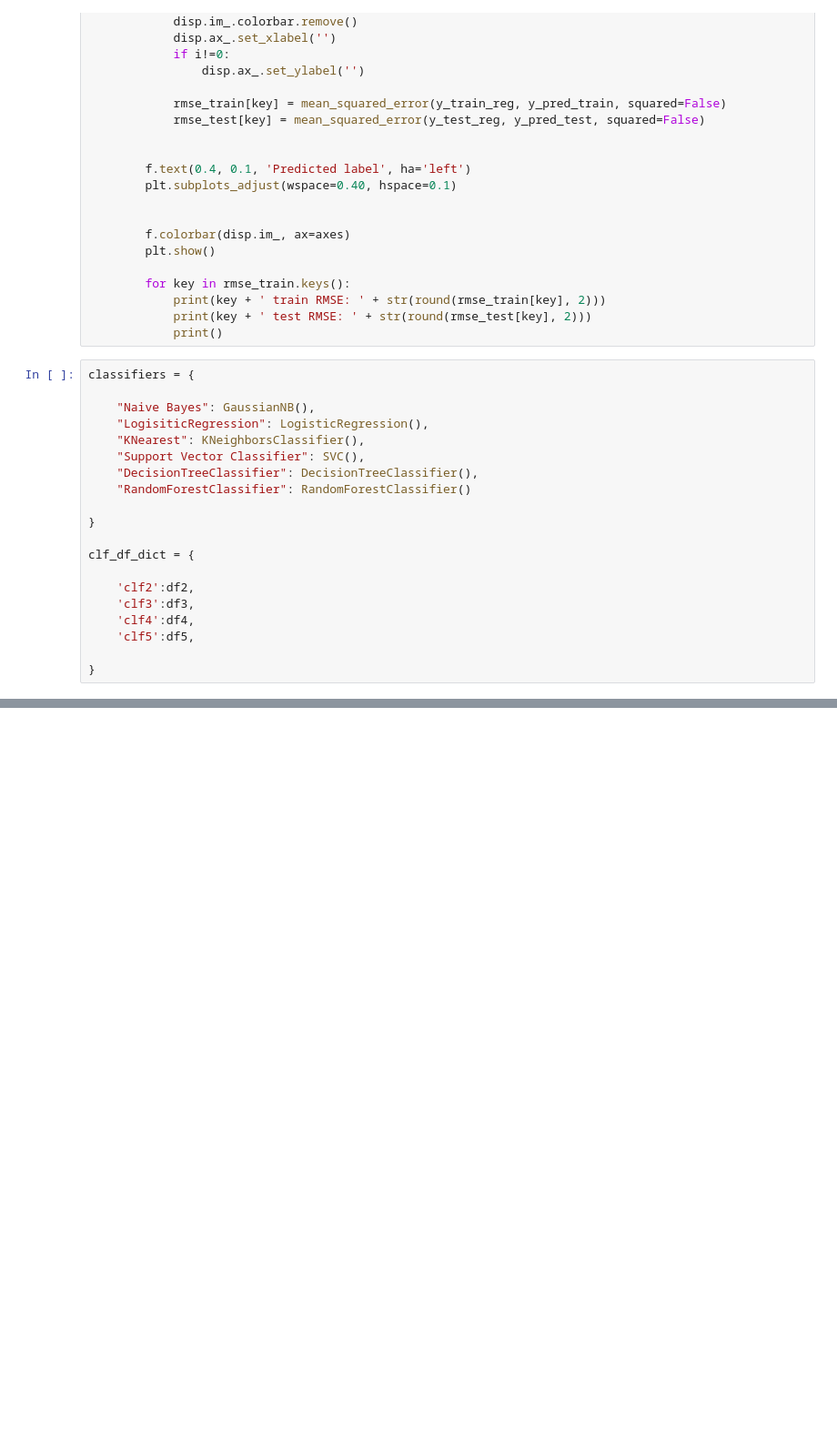
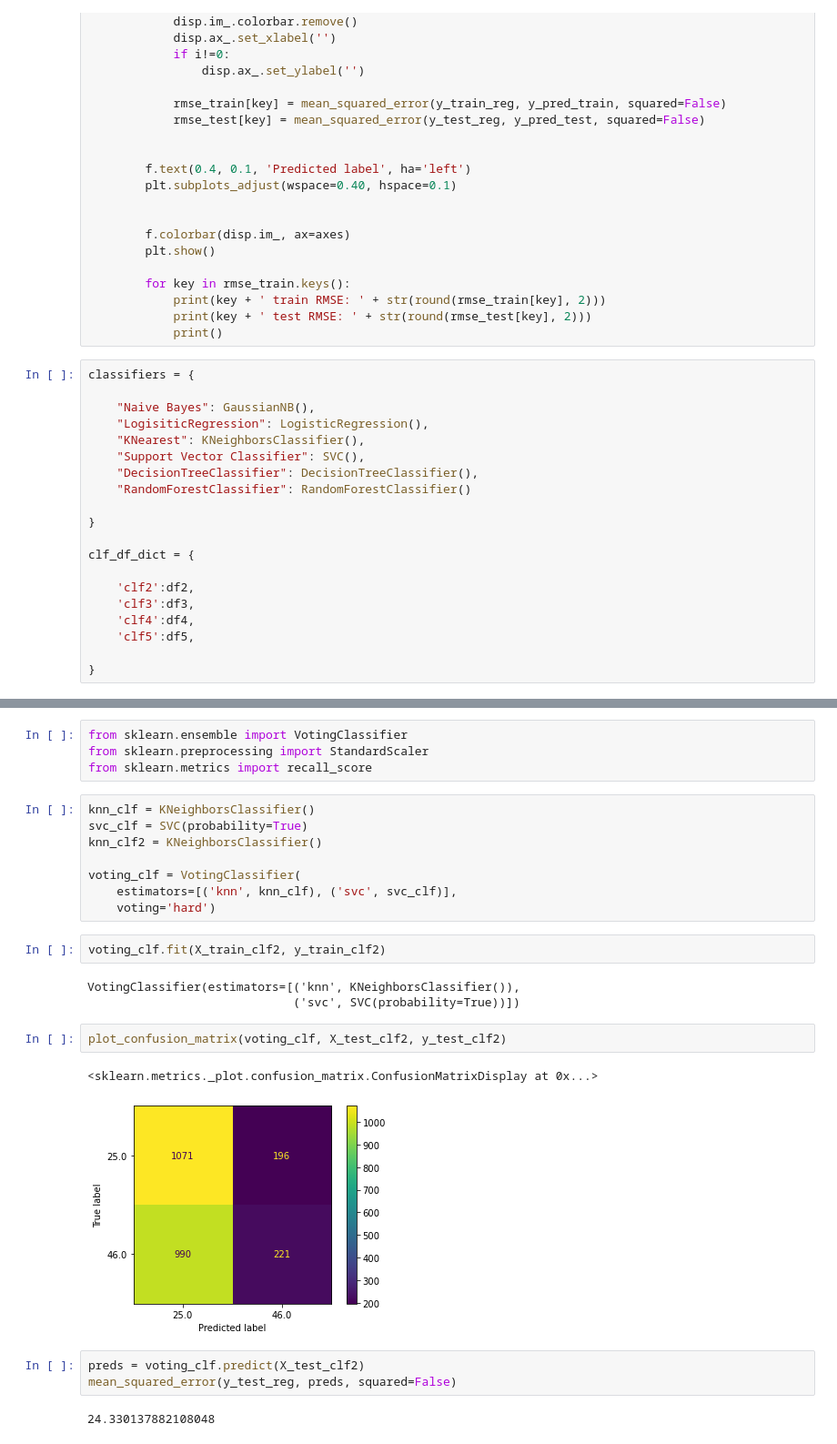
Before and after one commit to Sombrero7/pawpularity-contest, a Jupyter notebook: notebooks/modeling_notebook.ipynb, the cells around one changed output, grey strips where cells are left out. Shown at 91% size. Cells and saved outputs as stored; diff of their text form; blank space fills up the shorter version.

```diff
--- a/notebooks/modeling_notebook.ipynb
+++ b/notebooks/modeling_notebook.ipynb
@@ -548,0 +549,27 @@ RandomForestClassifier test RMSE: 26.01
+# %%
+from sklearn.ensemble import VotingClassifier
+from sklearn.preprocessing import StandardScaler
+from sklearn.metrics import recall_score
+# %%
+knn_clf = KNeighborsClassifier()
+svc_clf = SVC(probability=True)
+knn_clf2 = KNeighborsClassifier()
+
+voting_clf = VotingClassifier(
+    estimators=[('knn', knn_clf), ('svc', svc_clf)],
+    voting='hard')
+# %%
+voting_clf.fit(X_train_clf2, y_train_clf2)
+# %% [output]
+VotingClassifier(estimators=[('knn', KNeighborsClassifier()),
+                             ('svc', SVC(probability=True))])
+# %%
+plot_confusion_matrix(voting_clf, X_test_clf2, y_test_clf2)
+# %% [output]
+<sklearn.metrics._plot.confusion_matrix.ConfusionMatrixDisplay at 0x...>
+[figure, added]
+# %%
+preds = voting_clf.predict(X_test_clf2)
+mean_squared_error(y_test_reg, preds, squared=False)
+# %% [output]
+24.330137882108048
```
Also changed, not shown: parts of 13 cells of this notebook, 1 other file.
